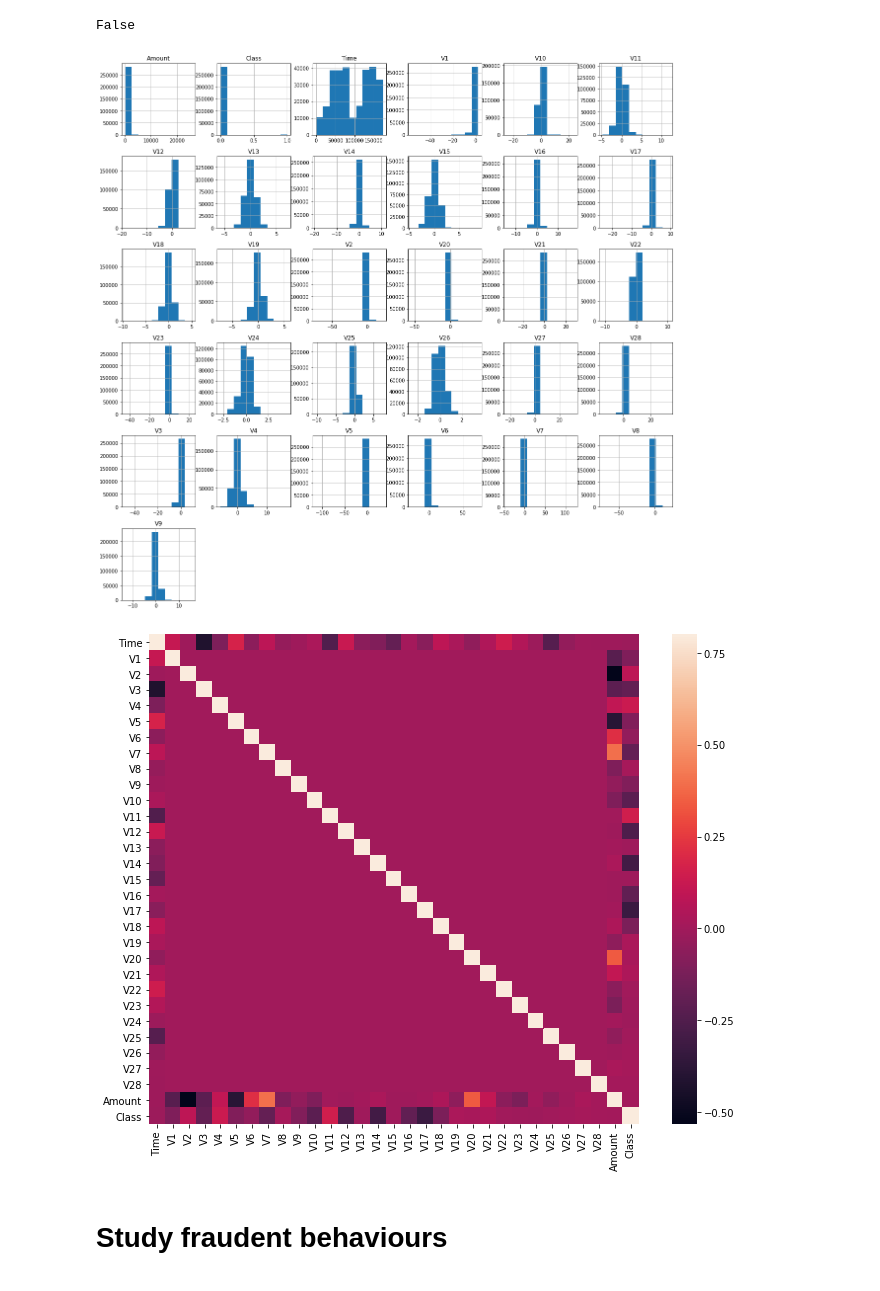
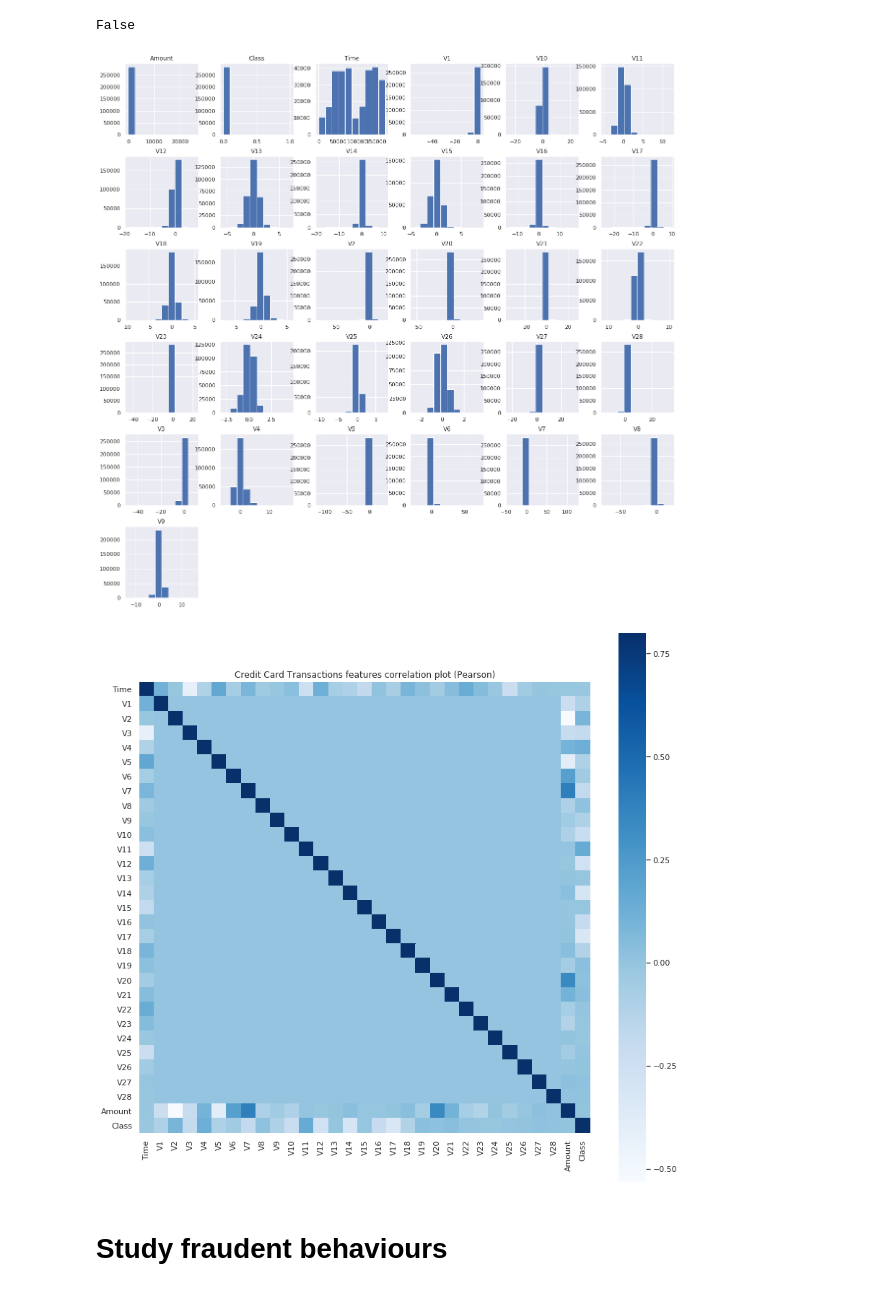
Before and after one commit to codebrain001/Credit-Card-Fraud-detection, a Jupyter notebook: notebook/Saturn note.ipynb, the cells around one changed output. Saved outputs shown, nothing was run; the diff lists cells and outputs as text; code cells hidden in the pictures.

```diff
--- a/notebook/Saturn note.ipynb
+++ b/notebook/Saturn note.ipynb
@@ -4,14 +4,29 @@ from warnings import simplefilter
 # ignore all future warnings
 simplefilter(action='ignore', category=FutureWarning)
 
+import warnings
+warnings.filterwarnings('ignore')
+
 import numpy as np
 import pandas as pd
 import matplotlib.pyplot as plt
+%matplotlib inline
 import seaborn as sns
+sns.set(style="darkgrid")
 
-from sklearn.ensemble import IsolationForest
-from sklearn.metrics import classification_report,accuracy_score
 from sklearn.model_selection import train_test_split
+from sklearn.preprocessing import StandardScaler
+from sklearn.metrics import classification_report
+from sklearn.metrics import confusion_matrix
+from sklearn.metrics import recall_score
+from sklearn.metrics import auc
+from sklearn.metrics import roc_auc_score
+from sklearn.metrics import roc_curve
+from sklearn.metrics import mean_squared_error
+from imblearn.combine import SMOTETomek
+
+#from sklearn.ensemble import IsolationForest
+from sklearn.ensemble import RandomForestClassifier
 # %%
 df = pd.read_csv("../data/creditcard.csv")
 # %%
@@ -49,13 +72,14 @@ False
 df.hist(figsize=(20,20))
 plt.show()
 # %% [output]
-[figure, old version]
+[figure, new version]
 # %%
+plt.figure(figsize = (14,14))
+plt.title('Credit Card Transactions features correlation plot (Pearson)')
 correlation_matrix = df.corr()
-fig = plt.figure(figsize=(12,9))
-sns.heatmap(correlation_matrix,vmax=0.8,square = True)
+sns.heatmap(correlation_matrix,vmax=0.8,square = True, cmap="Blues")
 plt.show();
 # %% [output]
-[figure, old version]
+[figure, new version]
 # %% [markdown]
 # Study fraudent behaviours
```
Also changed, not shown: parts of 18 cells of this notebook.
